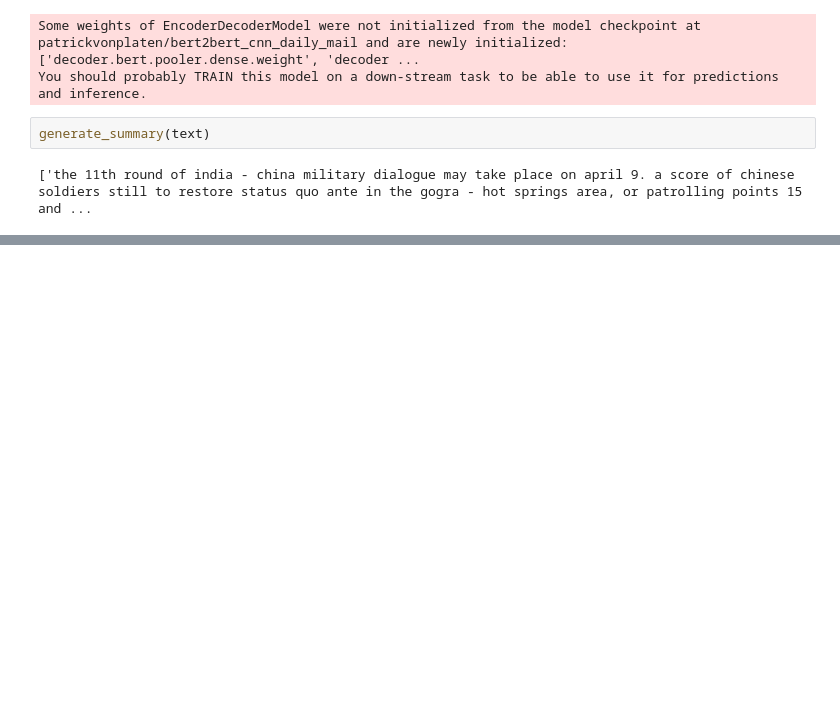
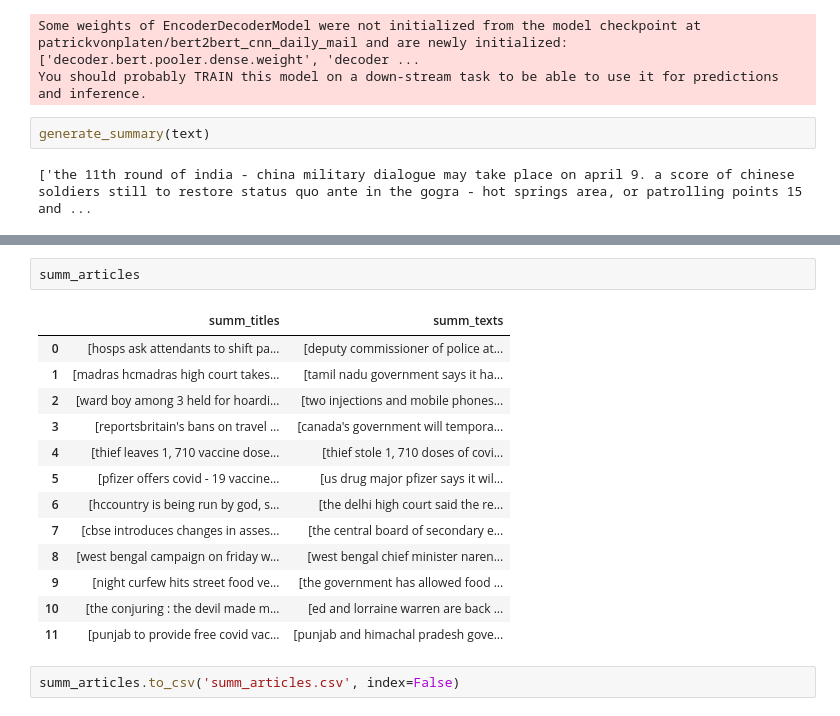
Before and after one commit to multi-summarization/news-article-grouping, a Jupyter notebook: summarization/news_summ.ipynb, the cells around one changed output, grey strips where cells are left out. Saved outputs shown, nothing was run; the diff lists cells and outputs as text; blank space fills up the shorter version.

```diff
--- a/summarization/news_summ.ipynb
+++ b/summarization/news_summ.ipynb
@@ -46,0 +99,18 @@ generate_summary(text)
+# %%
+summ_articles
+# %% [output]
+|  | summ_titles | summ_texts |
+| 0 | [hosps ask attendants to shift pa... | [deputy commissioner of police at... |
+| 1 | [madras hcmadras high court takes... | [tamil nadu government says it ha... |
+| 2 | [ward boy among 3 held for hoardi... | [two injections and mobile phones... |
+| 3 | [reportsbritain's bans on travel ... | [canada's government will tempora... |
+| 4 | [thief leaves 1, 710 vaccine dose... | [thief stole 1, 710 doses of covi... |
+| 5 | [pfizer offers covid - 19 vaccine... | [us drug major pfizer says it wil... |
+| 6 | [hccountry is being run by god, s... | [the delhi high court said the re... |
+| 7 | [cbse introduces changes in asses... | [the central board of secondary e... |
+| 8 | [west bengal campaign on friday w... | [west bengal chief minister naren... |
+| 9 | [night curfew hits street food ve... | [the government has allowed food ... |
+| 10 | [the conjuring : the devil made m... | [ed and lorraine warren are back ... |
+| 11 | [punjab to provide free covid vac... | [punjab and himachal pradesh gove... |
+# %%
+summ_articles.to_csv('summ_articles.csv', index=False)
```
Also changed, not shown: parts of 5 cells of this notebook, 2 other files.
